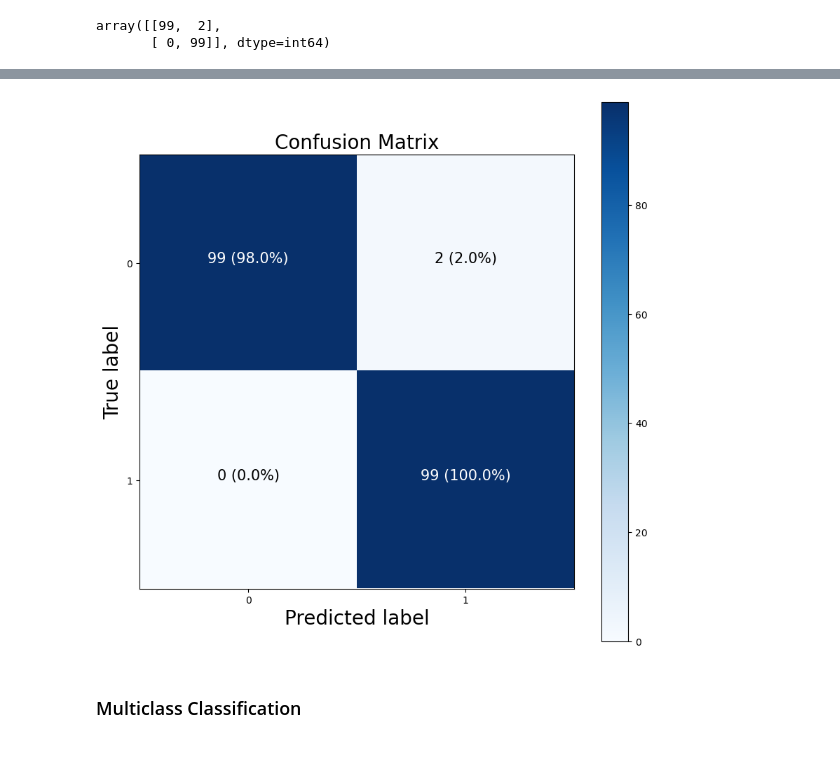
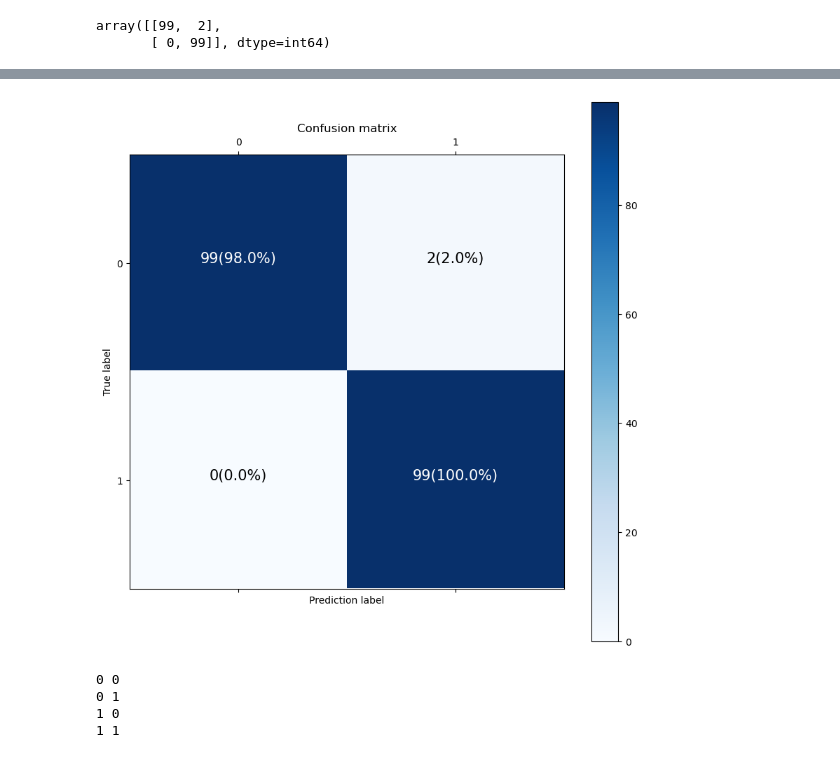
Before and after one commit to Pseudophoenix/Tensorflow-Practice, a Jupyter notebook: tensorflow_classification.ipynb, the cells around one changed output, grey strips where cells are left out. Saved outputs shown, nothing was run; the diff lists cells and outputs as text; code cells hidden in the pictures.

```diff
--- a/tensorflow_classification.ipynb
+++ b/tensorflow_classification.ipynb
@@ -677,58 +670,27 @@ Downloading data from https://storage.googleapis.com/tensorflow/tf-keras-dataset
 # %%
-# Note: The following confusion matrix code is a remix of Scikit-Learn's
-# plot_confusion_matrix function - https://scikit-learn.org/stable/modules/generated/sklearn.metrics.plot_confusion_matrix.html
-# and Made with ML's introductory notebook - https://github.com/GokuMohandas/MadeWithML/blob/main/notebooks/08_Neural_Networks.ipynb
 import itertools
+figsize=(10,10)
+# Create the confusion matrix
+cm=confusion_matrix(y_test,tf.round(y_preds))
+cm_norm=cm.astype("float")/cm.sum(axis=1)[:,np.newaxis] # normalize it
+n_classes=cm.shape[0]
 
-figsize = (10, 10)
-
-# Create the confusion matrix
-cm = confusion_matrix(y_test, tf.round(y_preds))
-cm_norm = cm.astype("float") / cm.sum(axis=1)[:, np.newaxis] # normalize it
-n_classes = cm.shape[0]
-
-# Let's prettify it
-fig, ax = plt.subplots(figsize=figsize)
-# Create a matrix plot
-cax = ax.matshow(cm, cmap=plt.cm.Blues) # https://matplotlib.org/3.2.0/api/_as_gen/matplotlib.axes.Axes.matshow.html
+fig,ax=plt.subplots(figsize=figsize)
+cax=ax.matshow(cm,cmap=plt.cm.Blues)
 fig.colorbar(cax)
-
-# Create classes
-classes = False
+classes=False
 
 if classes:
-  labels = classes
+    labels=classes
 else:
-  labels = np.arange(cm.shape[0])
+    labels=np.arange(cm.shape[0])
 
-# Label the axes
-ax.set(title="Confusion Matrix",
-       xlabel="Predicted label",
-       ylabel="True label",
-       xticks=np.arange(n_classes),
-       yticks=np.arange(n_classes),
-       xticklabels=labels,
-       yticklabels=labels)
 
-# Set x-axis labels to bottom
-ax.xaxis.set_label_position("bottom")
-ax.xaxis.tick_bottom()
-
-# Adjust label size
-ax.xaxis.label.set_size(20)
-ax.yaxis.label.set_size(20)
-ax.title.set_size(20)
-
-# Set threshold for different colors
-threshold = (cm.max() + cm.min()) / 2.
-
-# Plot the text on each cell
-for i, j in itertools.product(range(cm.shape[0]), range(cm.shape[1])):
-  plt.text(j, i, f"{cm[i, j]} ({cm_norm[i, j]*100:.1f}%)",
-           horizontalalignment="center",
-           color="white" if cm[i, j] > threshold else "black",
-           size=15)
+ax.set(title="Confusion matrix",
+       xlabel="Prediction label",
+       ylabel="True label")
+threshold=(cm.max()+cm.min())/2.
+for i, j in itertools.product(range(cm.shape[0]),range(cm.shape[1])):
+    plt.text(j,i,f"{cm[i,j]}({cm_norm[i,j]*100:.1f}%)",horizontalalignment="center",color="white" if cm[i,j]>threshold else "black",size=15)
 # %% [output]
-[figure, old version]
+[figure, new version]
-# %% [markdown]
-### Multiclass Classification
@@ -736,0 +697,10 @@ from tensorflow.keras.datasets import fashion_mnist
+# %%
+# What does itertools.product do? Combines two things into each combination
+import itertools
+for i, j in itertools.product(range(cm.shape[0]),range(cm.shape[1])):
+    print(i,j)
+# %% [output]
+0 0
+0 1
+1 0
+1 1
```
Also changed, not shown: parts of 3 cells of this notebook, 1 other file.
